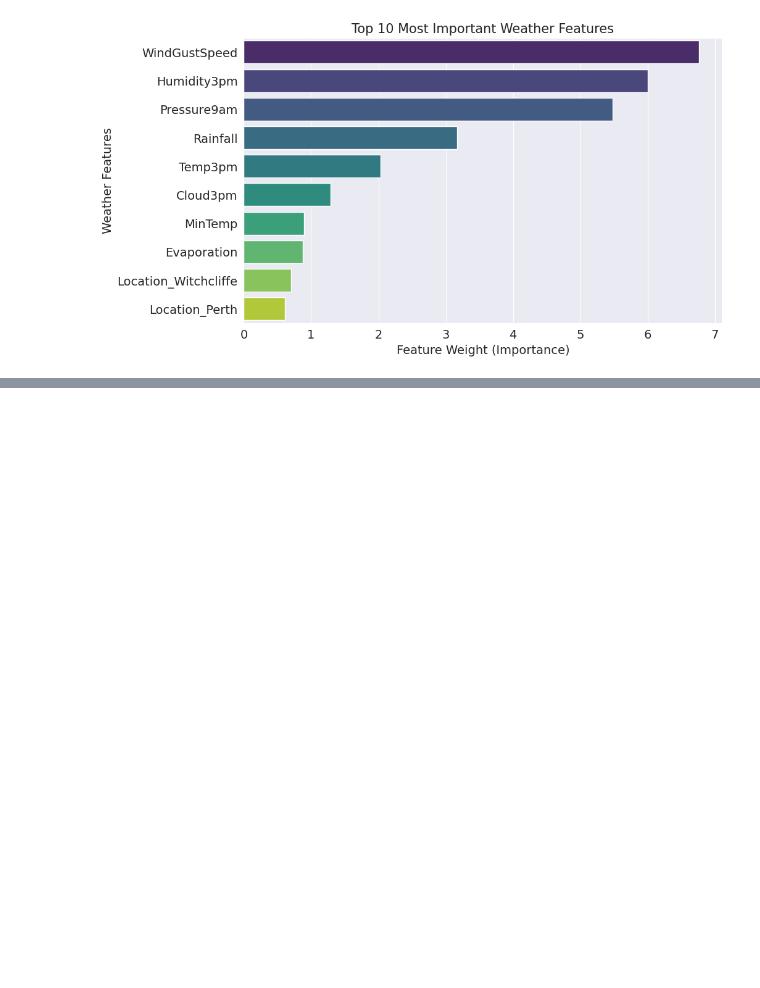
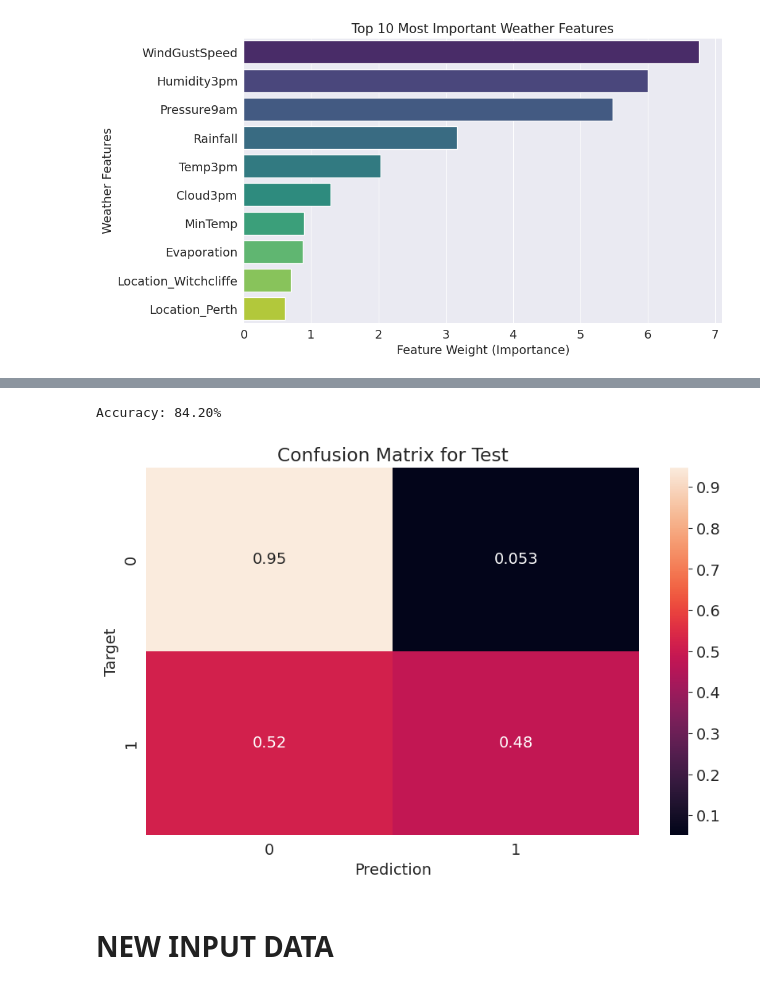
Before and after one commit to JohnUfo/python-and-scikit-tutorial, a Jupyter notebook: Logistic_Regression_with_Scikit_learn.ipynb, the cells around one changed output, grey strips where cells are left out. Drawn from its saved outputs; the diff is of its cells as text; code cells hidden in the pictures; blank space fills up the shorter version.

```diff
--- a/Logistic_Regression_with_Scikit_learn.ipynb
+++ b/Logistic_Regression_with_Scikit_learn.ipynb
@@ -408,0 +459,7 @@ plt.show()
+# %%
+test_preds = predict_and_plot(X_test,test_targets,'Test')
+# %% [output]
+Accuracy: 84.20%
+[figure, added]
+# %% [markdown]
+# NEW INPUT DATA
```
Also changed, not shown: parts of 23 cells of this notebook.
